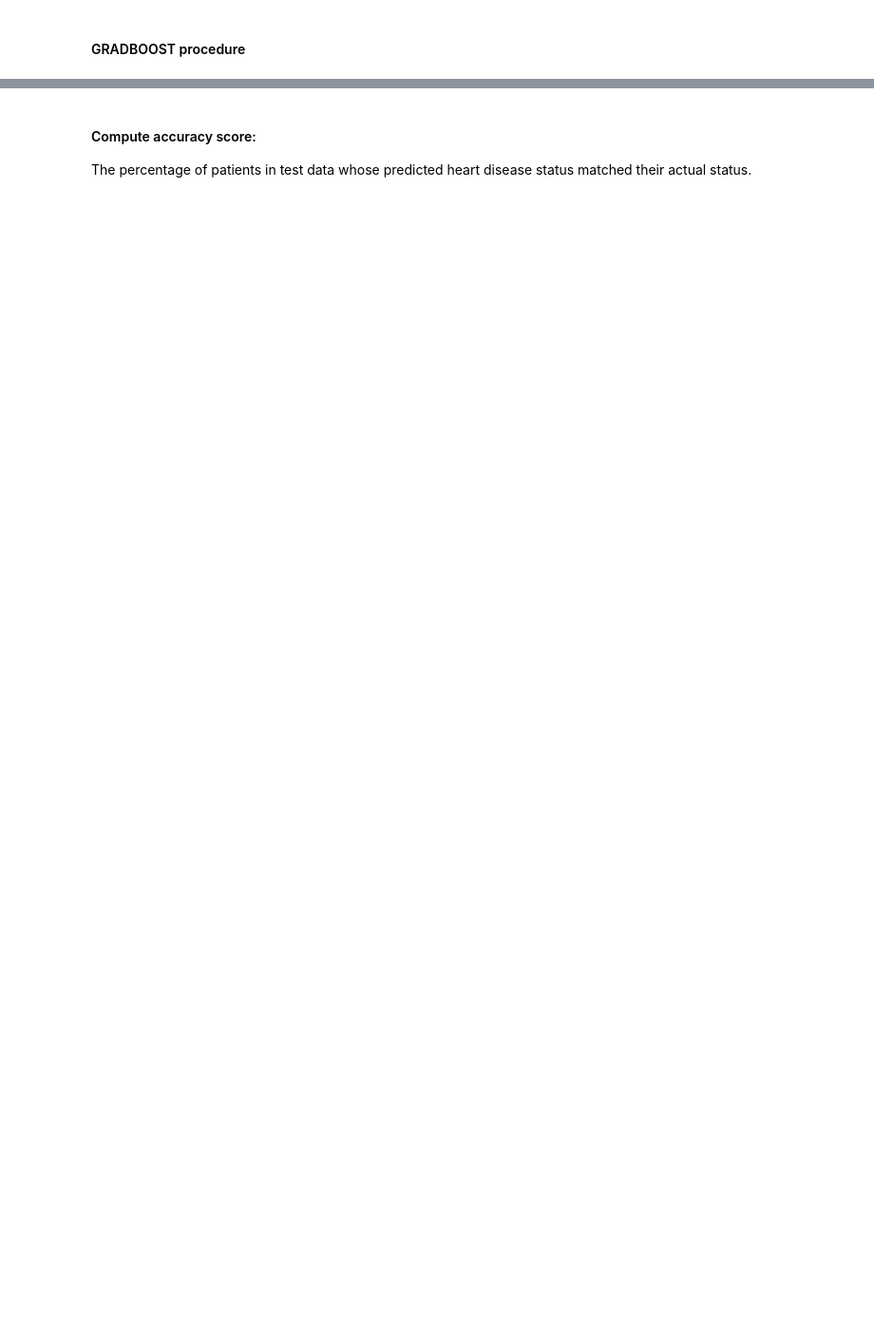
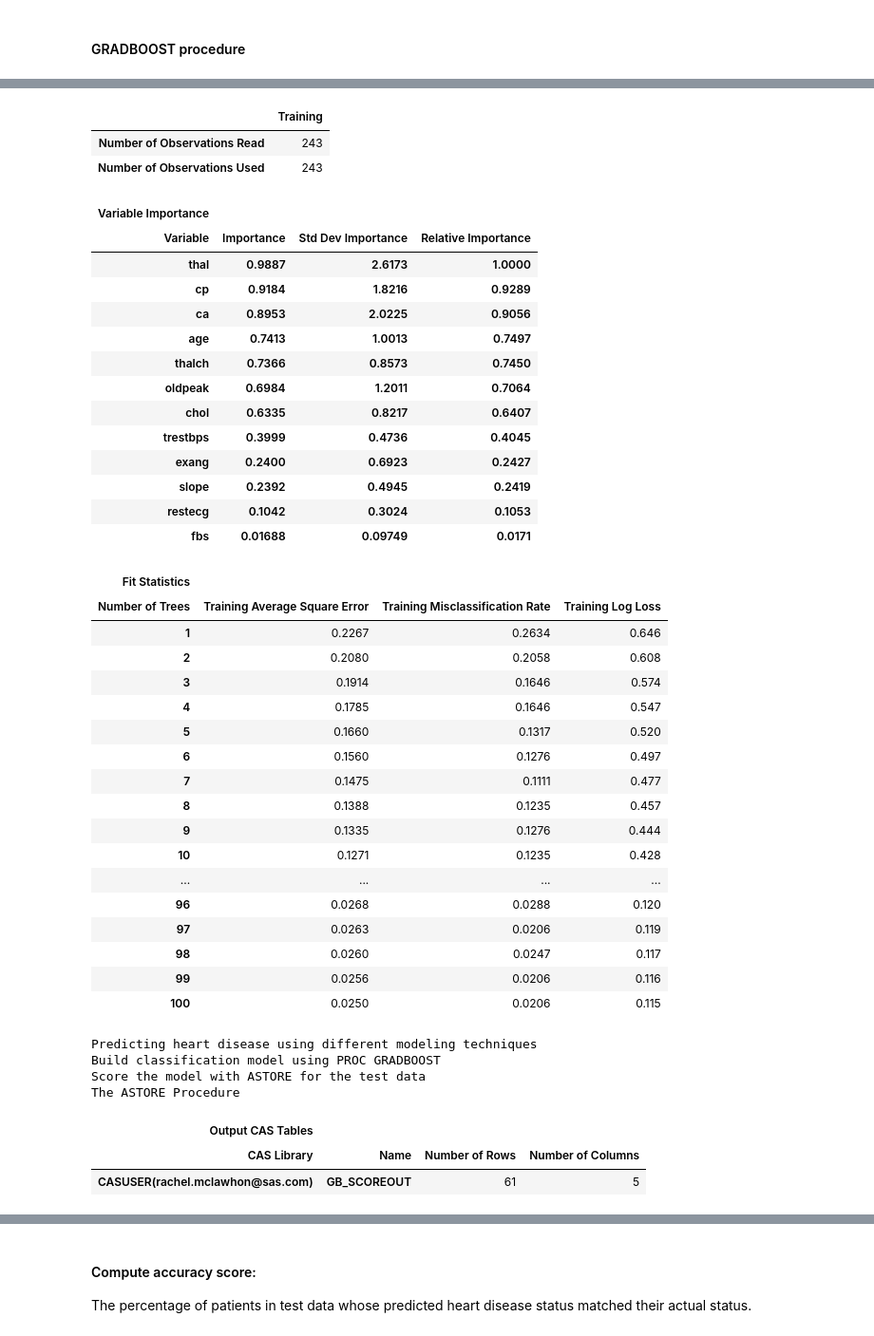
Before and after one commit to rachelnisbet/Jupyter_ScratchPaper, a Jupyter notebook: SAS_Heart_Classification.ipynb, the cells around one changed output, grey strips where cells are left out. Shown at 95% size. Drawn from its saved outputs; the diff is of its cells as text; code cells hidden in the pictures; blank space fills up the shorter version.

```diff
--- a/SAS_Heart_Classification.ipynb
+++ b/SAS_Heart_Classification.ipynb
@@ -314,11 +435,11 @@ run;
 # %%
 title2 'Build classification model using PROC GRADBOOST';
 ods output FitStatistics=gbfitstat;
-proc gradboost data=heart_disease_train;
+proc gradboost data=casuser.heart_disease_train;
     input age--oldpeak / level=interval;
     input ca--fbs / level=nominal;
     target target / level=nominal;
-    savestate rstore=gbstore;
+    savestate rstore=casuser.gbstore;
 run;
 
 data _null_;
@@ -329,5 +450,6 @@ run;
 
 title3 'Score the model with ASTORE for the test data';
 proc astore;
-    score data=heart_disease_test rstore=gbstore out=gb_scoreout copyvars=(target);
+    score data=casuser.heart_disease_test rstore=casuser.gbstore out=casuser.gb_scoreout copyvars=(target);
 run;
+# %% [output]
@@ -333,0 +476,42 @@ run;
+|  | Training |
+| Number of Observations Read | 243 |
+| Number of Observations Used | 243 |
+| Variable Importance |  |  |  |
+| Variable | Importance | Std Dev Importance | Relative Importance |
+| thal | 0.9887 | 2.6173 | 1.0000 |
+| cp | 0.9184 | 1.8216 | 0.9289 |
+| ca | 0.8953 | 2.0225 | 0.9056 |
+| age | 0.7413 | 1.0013 | 0.7497 |
+| thalch | 0.7366 | 0.8573 | 0.7450 |
+| oldpeak | 0.6984 | 1.2011 | 0.7064 |
+| chol | 0.6335 | 0.8217 | 0.6407 |
+| trestbps | 0.3999 | 0.4736 | 0.4045 |
+| exang | 0.2400 | 0.6923 | 0.2427 |
+| slope | 0.2392 | 0.4945 | 0.2419 |
+| restecg | 0.1042 | 0.3024 | 0.1053 |
+| fbs | 0.01688 | 0.09749 | 0.0171 |
+| Fit Statistics |  |  |  |
+| Number of Trees | Training Average Square Error | Training Misclassification Rate | Training Log Loss |
+| 1 | 0.2267 | 0.2634 | 0.646 |
+| 2 | 0.2080 | 0.2058 | 0.608 |
+| 3 | 0.1914 | 0.1646 | 0.574 |
+| 4 | 0.1785 | 0.1646 | 0.547 |
+| 5 | 0.1660 | 0.1317 | 0.520 |
+| 6 | 0.1560 | 0.1276 | 0.497 |
+| 7 | 0.1475 | 0.1111 | 0.477 |
+| 8 | 0.1388 | 0.1235 | 0.457 |
+| 9 | 0.1335 | 0.1276 | 0.444 |
+| 10 | 0.1271 | 0.1235 | 0.428 |
+| ... | ... | ... | ... |
+| 96 | 0.0268 | 0.0288 | 0.120 |
+| 97 | 0.0263 | 0.0206 | 0.119 |
+| 98 | 0.0260 | 0.0247 | 0.117 |
+| 99 | 0.0256 | 0.0206 | 0.116 |
+| 100 | 0.0250 | 0.0206 | 0.115 |
+Predicting heart disease using different modeling techniques
+Build classification model using PROC GRADBOOST
+Score the model with ASTORE for the test data
+The ASTORE Procedure
+| Output CAS Tables |  |  |  |
+| CAS Library | Name | Number of Rows | Number of Columns |
+| CASUSER(rachel.mclawhon@sas.com) | GB_SCOREOUT | 61 | 5 |
```
Also changed, not shown: parts of 23 cells of this notebook.
